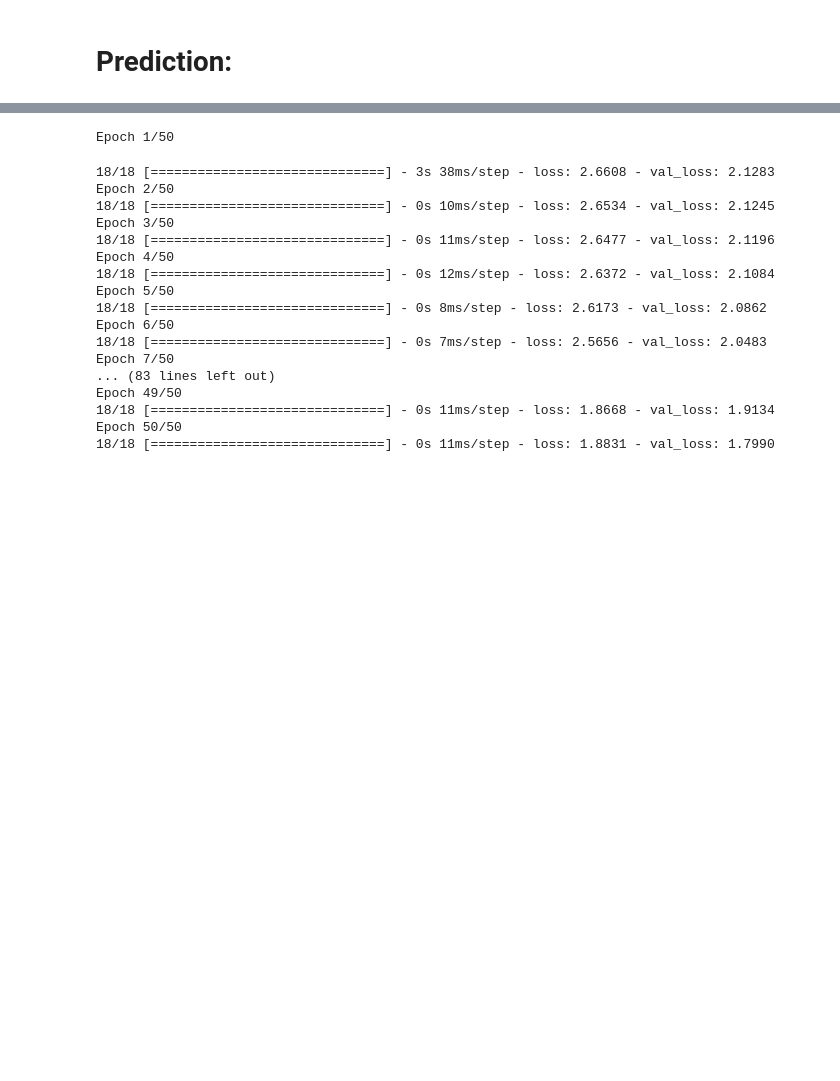
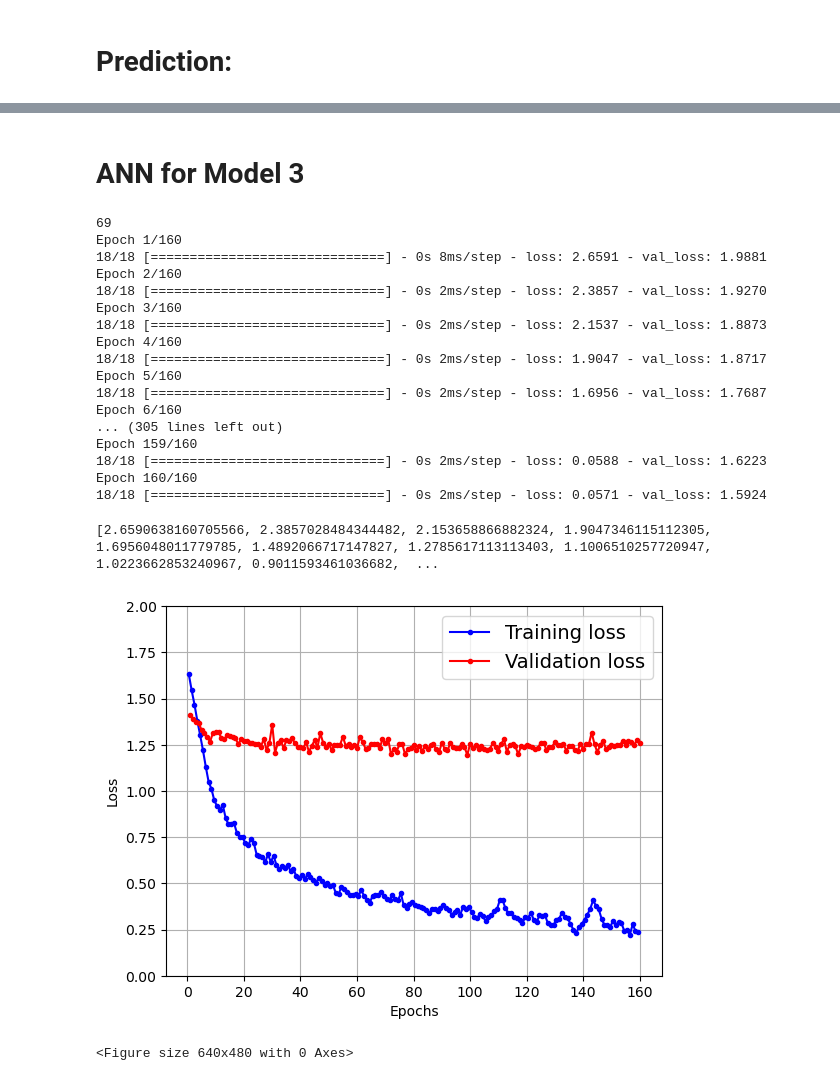
Before and after one commit to bakerjf1993/Supply-Chain, a Jupyter notebook: Food_Security_deeplearning-Git.ipynb, the cells around one changed output, grey strips where cells are left out. Saved outputs shown, nothing was run; the diff lists cells and outputs as text; code cells hidden in the pictures; blank space fills up the shorter version.

```diff
--- a/Food_Security_deeplearning-Git.ipynb
+++ b/Food_Security_deeplearning-Git.ipynb
@@ -173,0 +239,2 @@ y_test3 = y_test2.iloc[keep_indices_test]
+# %% [markdown]
+# ANN for Model 3
@@ -174,42 +253,49 @@ y_test3 = y_test2.iloc[keep_indices_test]
 # %%
-import tensorflow as tf
-from tensorflow import keras
-from keras import layers
-from keras.optimizers import Adam
-
+tf.random.set_seed(42)
 # define the input shape and number of classes
 input_shape = X_train3.shape[1]
 num_classes = 1
 
 # define the model architecture
 model = keras.Sequential()
-model.add(layers.Dense(30, activation='relu', input_shape=(input_shape,)))
-for i in range(30):
-    model.add(layers.Dense(30, activation='relu'))
+model.add(layers.Dense(70, activation='relu', input_shape=(input_shape,)))
+for i in range(3):
+    model.add(layers.Dense(70, activation='relu'))
 model.add(layers.Dense(num_classes, activation='linear'))
 
-optimizer = Adam(lr=0.0001)
+optimizer = Adam(learning_rate=0.001)
 # compile the model
 model.compile(loss='mean_squared_error', optimizer=optimizer)
+#print(model.summary())
+print(input_shape)
 
 # train the model
-history = model.fit(X_train3, y_train3, epochs=50, validation_data=(X_test3, y_test3))
+history = model.fit(X_train3, y_train3, epochs=160, validation_data=(X_test3, y_test3))
 # %% [output]
-Epoch 1/50
+69
+Epoch 1/160
+18/18 [==============================] - 0s 8ms/step - loss: 2.6591 - val_loss: 1.9881
+Epoch 2/160
+18/18 [==============================] - 0s 2ms/step - loss: 2.3857 - val_loss: 1.9270
+Epoch 3/160
+18/18 [==============================] - 0s 2ms/step - loss: 2.1537 - val_loss: 1.8873
+Epoch 4/160
+18/18 [==============================] - 0s 2ms/step - loss: 1.9047 - val_loss: 1.8717
+Epoch 5/160
+18/18 [==============================] - 0s 2ms/step - loss: 1.6956 - val_loss: 1.7687
+Epoch 6/160
+... (305 lines left out)
+Epoch 159/160
+18/18 [==============================] - 0s 2ms/step - loss: 0.0588 - val_loss: 1.6223
+Epoch 160/160
+18/18 [==============================] - 0s 2ms/step - loss: 0.0571 - val_loss: 1.5924
-18/18 [==============================] - 3s 38ms/step - loss: 2.6608 - val_loss: 2.1283
-Epoch 2/50
-18/18 [==============================] - 0s 10ms/step - loss: 2.6534 - val_loss: 2.1245
-Epoch 3/50
-18/18 [==============================] - 0s 11ms/step - loss: 2.6477 - val_loss: 2.1196
-Epoch 4/50
-18/18 [==============================] - 0s 12ms/step - loss: 2.6372 - val_loss: 2.1084
-Epoch 5/50
-18/18 [==============================] - 0s 8ms/step - loss: 2.6173 - val_loss: 2.0862
-Epoch 6/50
-18/18 [==============================] - 0s 7ms/step - loss: 2.5656 - val_loss: 2.0483
-Epoch 7/50
-... (83 lines left out)
-Epoch 49/50
-18/18 [==============================] - 0s 11ms/step - loss: 1.8668 - val_loss: 1.9134
-Epoch 50/50
-18/18 [==============================] - 0s 11ms/step - loss: 1.8831 - val_loss: 1.7990
+# %%
+print(history.history["loss"])
+plot_learning_curves(np.sqrt(history.history["loss"]), np.sqrt(history.history["val_loss"]))
+plt.ylim(0,2)
+plt.show()
+#plt.savefig("deepfoodsecurity.png")
+# %% [output]
+[2.6590638160705566, 2.3857028484344482, 2.153658866882324, 1.9047346115112305, 1.6956048011779785, 1.4892066717147827, 1.2785617113113403, 1.1006510257720947, 1.0223662853240967, 0.9011593461036682,  ...
+[figure, added]
+<Figure size 640x480 with 0 Axes>
```
Also changed, not shown: parts of 50 cells of this notebook, 5 other files.
